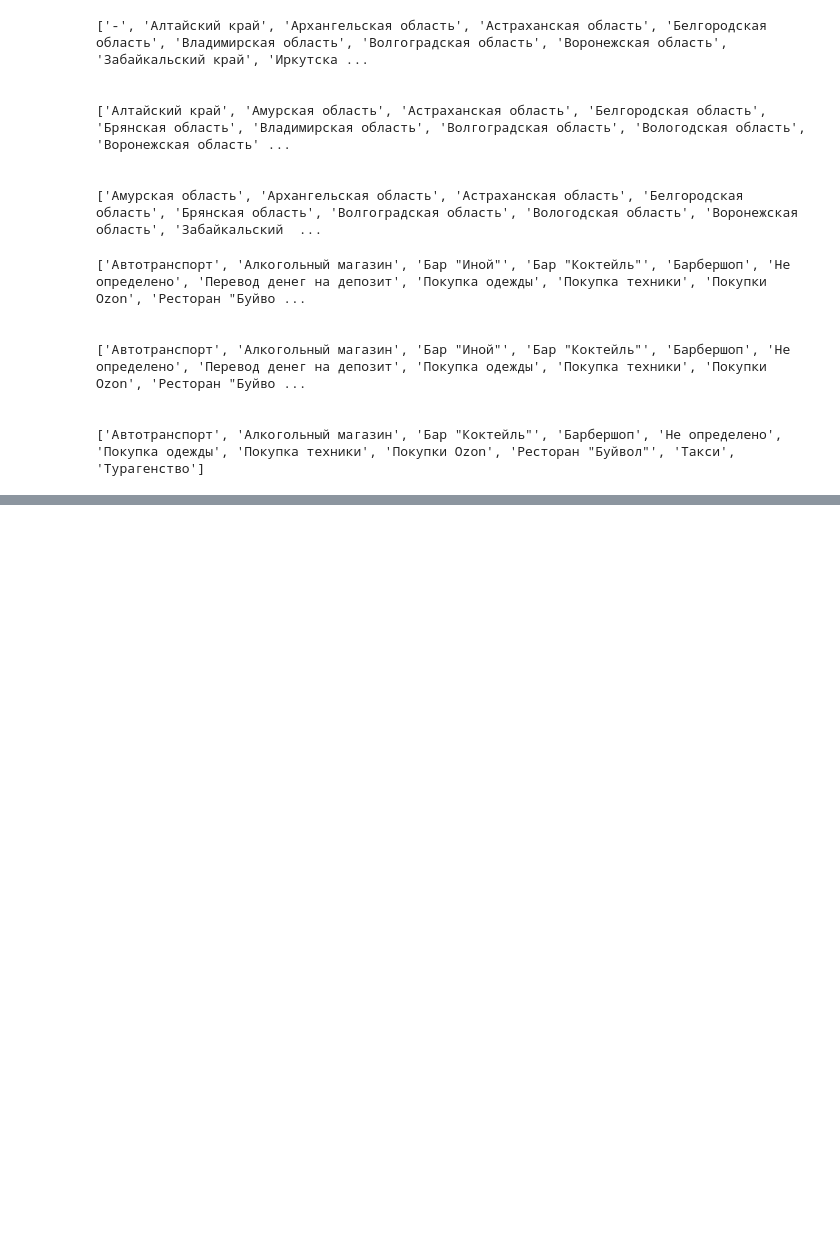
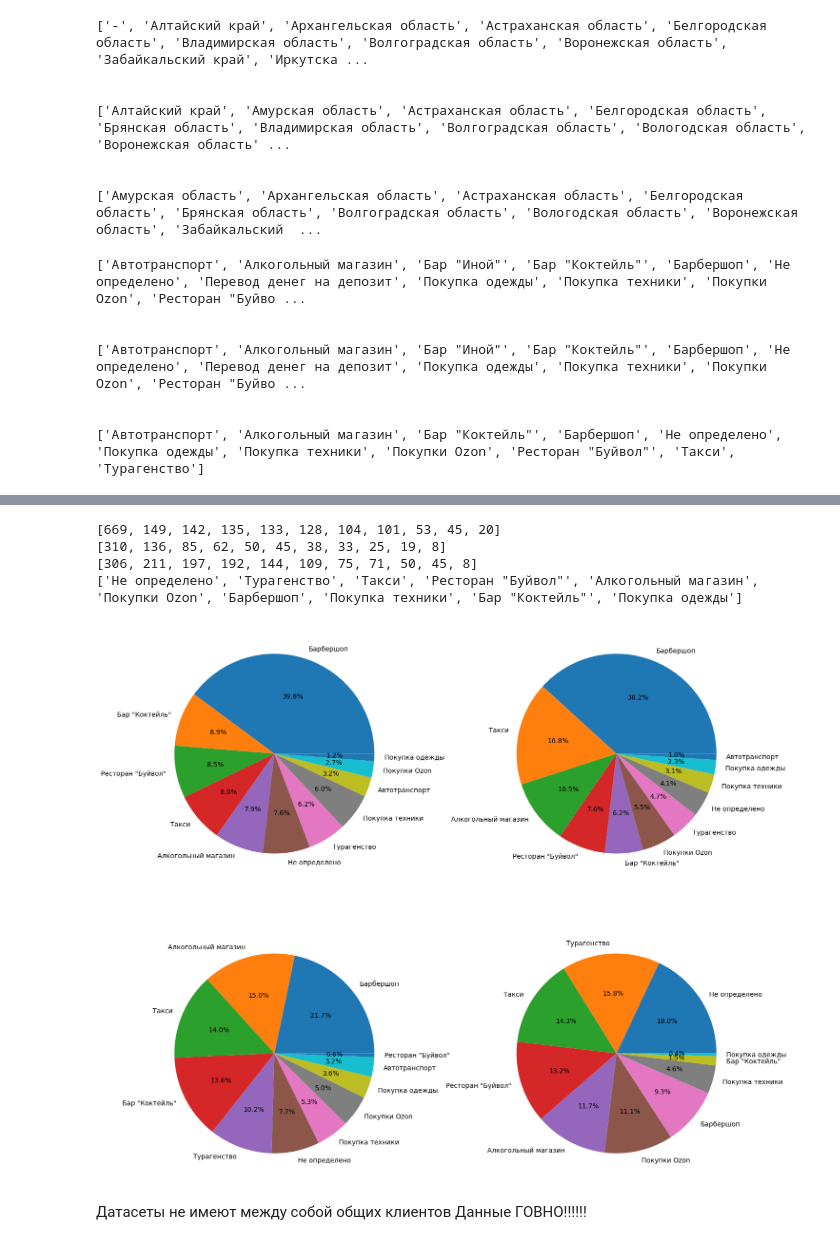
Before and after one commit to arturabgaryan/ML-marketing, a Jupyter notebook: Preprocess/Preprocess.ipynb, the cells around one changed output, grey strips where cells are left out. Saved outputs shown, nothing was run; the diff lists cells and outputs as text; code cells hidden in the pictures; blank space fills up the shorter version.

```diff
--- a/Preprocess/Preprocess.ipynb
+++ b/Preprocess/Preprocess.ipynb
@@ -8,3 +11,7 @@ data2022 = pd.read_excel('../Data/Датасет 2022.xlsx').drop(['Год вы
 data2020 = data2020.replace(to_replace='скидки не было', value=0, regex=True)
 data2021 = data2021.replace(to_replace='скидки не было', value=0, regex=True)
 data2022 = data2022.replace(to_replace='скидки не было', value=0, regex=True)
+
+data2020['Сумма расходов'] = data2020['Сумма расходов'].astype(int)
+data2021['Сумма расходов'] = data2021['Сумма расходов'].astype(int)
+data2022['Сумма расходов'] = data2022['Сумма расходов'].astype(int)
@@ -47,0 +105,28 @@ print(stores2020,stores2021,stores2022,sep='\n\n\n')
+# %%
+clients = []
+
+clients.append(dict(data2022.loc[data2022['Регион проживания'] == 'г.Москва']['МАГАЗИН'].value_counts()))
+clients.append(dict(data2022.loc[data2022['Регион проживания'] == 'г.Санкт-Петербург']['МАГАЗИН'].value_counts()))
+clients.append(dict(data2022.loc[data2022['Регион проживания'] == 'Челябинская область']['МАГАЗИН'].value_counts()))
+clients.append(dict(data2022.loc[data2022['Регион проживания'] == 'Красноярский край']['МАГАЗИН'].value_counts()))
+
+sizes = list(clients[2].values())
+labels = list(clients[2].keys())
+fig,ax = plt.subplots(2,2,figsize = (17,15))
+count = 0
+
+for i in range(2):
+    for j in range(2):
+        sizes = list(clients[count].values())
+        labels = list(clients[count].keys())
+        ax[i,j].pie(sizes,labels=labels,autopct='%1.1f%%')
+        count += 1
+# %% [output]
+[669, 149, 142, 135, 133, 128, 104, 101, 53, 45, 20]
+[310, 136, 85, 62, 50, 45, 38, 33, 25, 19, 8]
+[306, 211, 197, 192, 144, 109, 75, 71, 50, 45, 8]
+['Не определено', 'Турагенство', 'Такси', 'Ресторан "Буйвол"', 'Алкогольный магазин', 'Покупки Ozon', 'Барбершоп', 'Покупка техники', 'Бар "Коктейль"', 'Покупка одежды']
+[figure, added]
+# %% [markdown]
+Датасеты не имеют между собой общих клиентов
+Данные ГОВНО!!!!!!
```
Also changed, not shown: parts of 15 cells of this notebook.
